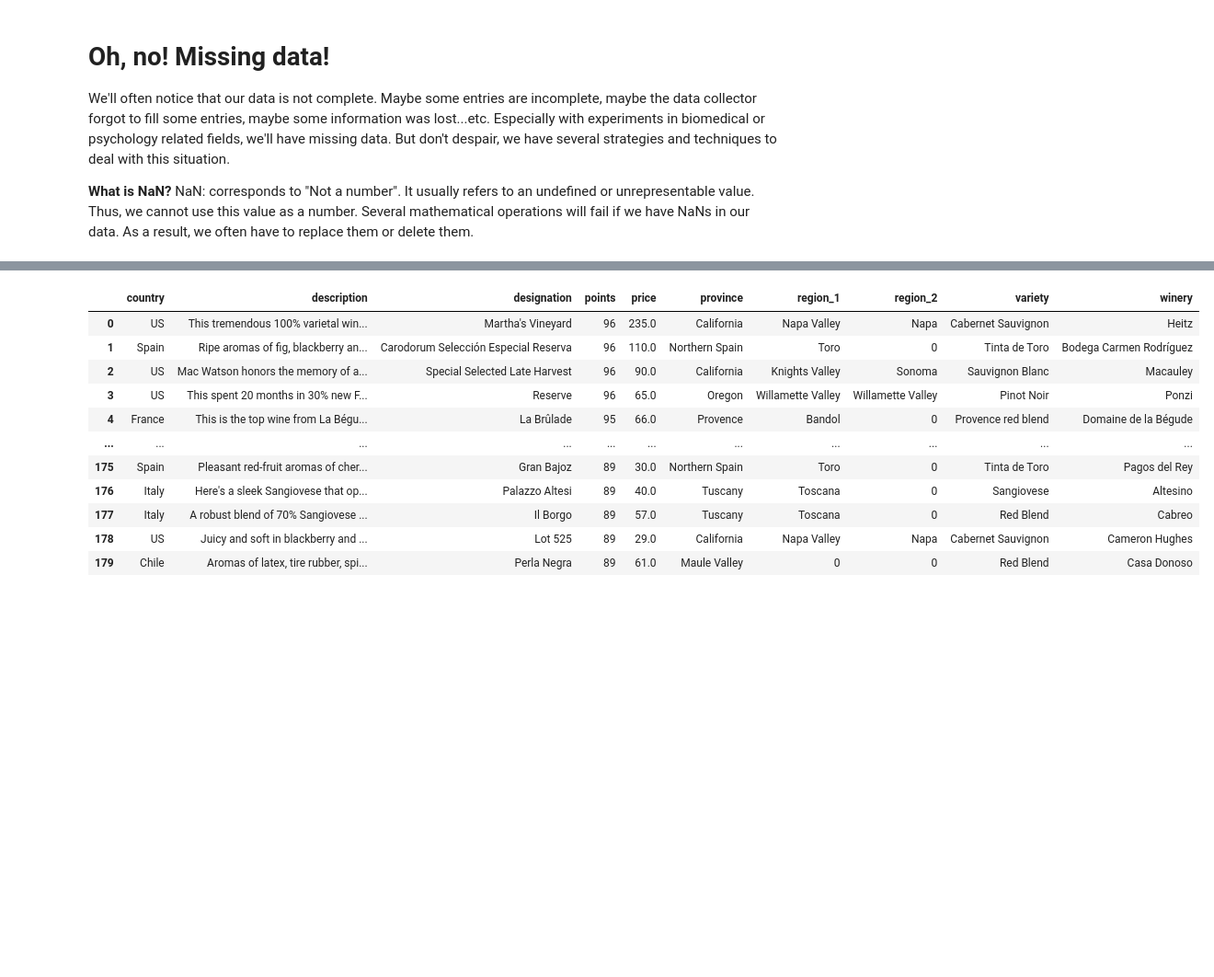
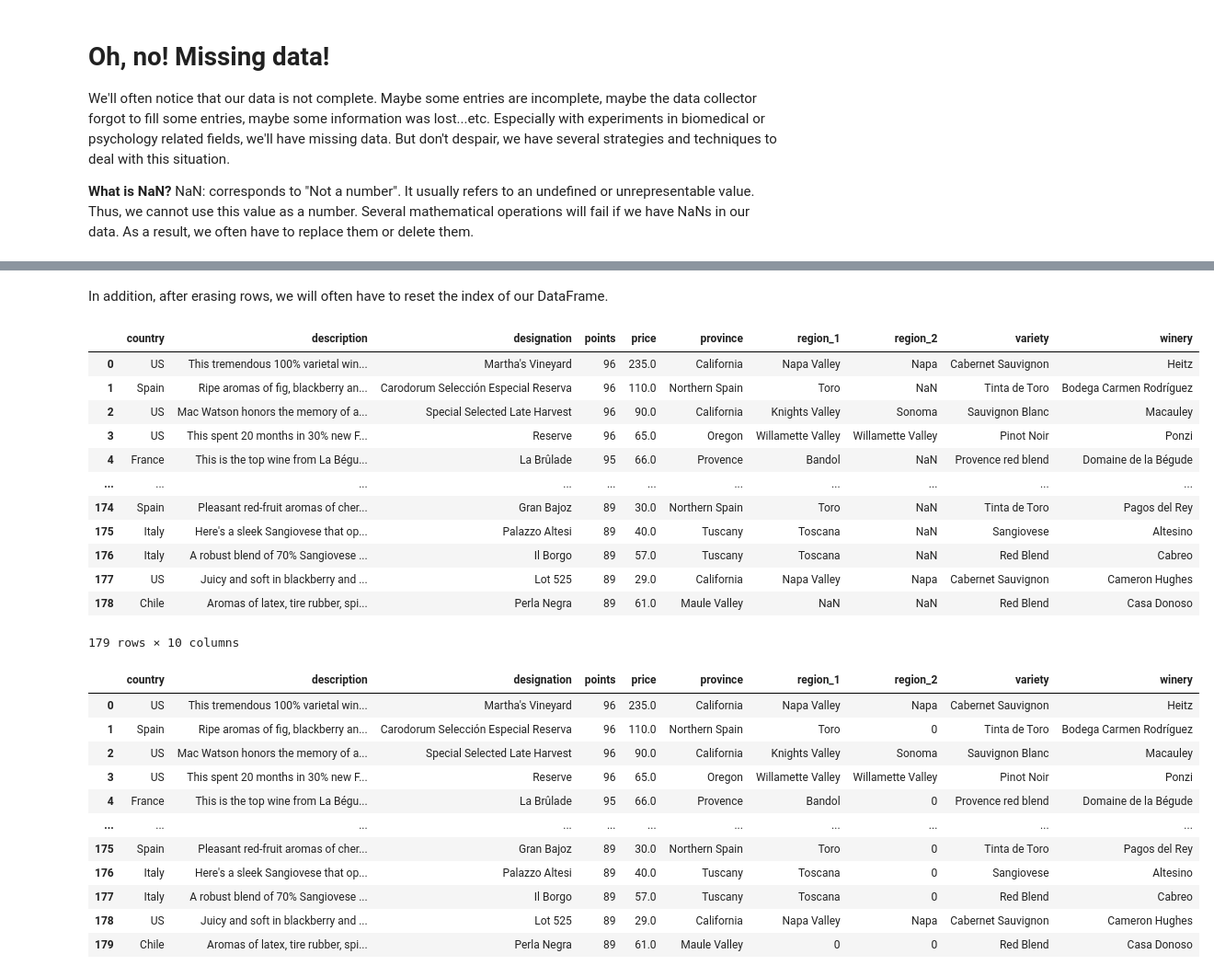
Before and after one commit to sormazabal/IntroToPython2022, a Jupyter notebook: Week3/Week3.ipynb, the cells around one changed output, grey strips where cells are left out. Shown at 92% size. Saved outputs shown, nothing was run; the diff lists cells and outputs as text; code cells hidden in the pictures; blank space fills up the shorter version.

Commit message:
reset ind

```diff
--- a/Week3/Week3.ipynb
+++ b/Week3/Week3.ipynb
@@ -403,3 +403,21 @@ wine.dropna(how="any") #dropna deletes any row that has missing data
+# %% [markdown]
+In addition, after erasing rows, we will often have to reset the index of our DataFrame.
+# %%
+wine.reset_index(drop=True) # "drop" avoids adding the old index as a column
+# %% [output]
+|  | country | description | designation | points | price | province | region_1 | region_2 | variety | winery |
+| 0 | US | This tremendous 100% varietal win... | Martha's Vineyard | 96 | 235.0 | California | Napa Valley | Napa | Cabernet Sauvignon | Heitz |
+| 1 | Spain | Ripe aromas of fig, blackberry an... | Carodorum Selección Especial Reserva | 96 | 110.0 | Northern Spain | Toro | NaN | Tinta de Toro | Bodega Carmen Rodríguez |
+| 2 | US | Mac Watson honors the memory of a... | Special Selected Late Harvest | 96 | 90.0 | California | Knights Valley | Sonoma | Sauvignon Blanc | Macauley |
+| 3 | US | This spent 20 months in 30% new F... | Reserve | 96 | 65.0 | Oregon | Willamette Valley | Willamette Valley | Pinot Noir | Ponzi |
+| 4 | France | This is the top wine from La Bégu... | La Brûlade | 95 | 66.0 | Provence | Bandol | NaN | Provence red blend | Domaine de la Bégude |
+| ... | ... | ... | ... | ... | ... | ... | ... | ... | ... | ... |
+| 174 | Spain | Pleasant red-fruit aromas of cher... | Gran Bajoz | 89 | 30.0 | Northern Spain | Toro | NaN | Tinta de Toro | Pagos del Rey |
+| 175 | Italy | Here's a sleek Sangiovese that op... | Palazzo Altesi | 89 | 40.0 | Tuscany | Toscana | NaN | Sangiovese | Altesino |
+| 176 | Italy | A robust blend of 70% Sangiovese ... | Il Borgo | 89 | 57.0 | Tuscany | Toscana | NaN | Red Blend | Cabreo |
+| 177 | US | Juicy and soft in blackberry and ... | Lot 525 | 89 | 29.0 | California | Napa Valley | Napa | Cabernet Sauvignon | Cameron Hughes |
+| 178 | Chile | Aromas of latex, tire rubber, spi... | Perla Negra | 89 | 61.0 | Maule Valley | NaN | NaN | Red Blend | Casa Donoso |
+179 rows × 10 columns
 # %%
 # Another strategy is filling all the values with a constant value.
 # We commonly use the mean, mode or 0.
```
Also changed, not shown: parts of 1 cell of this notebook.
